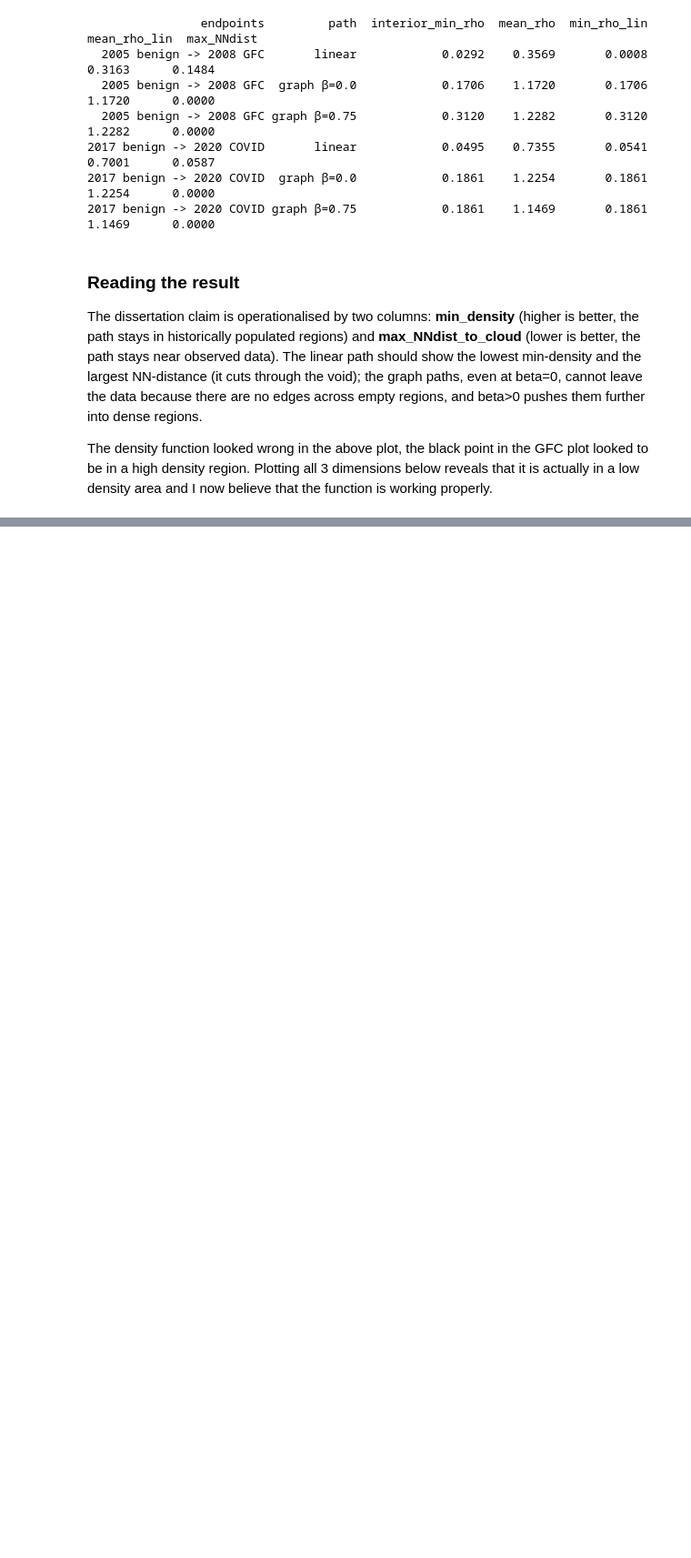
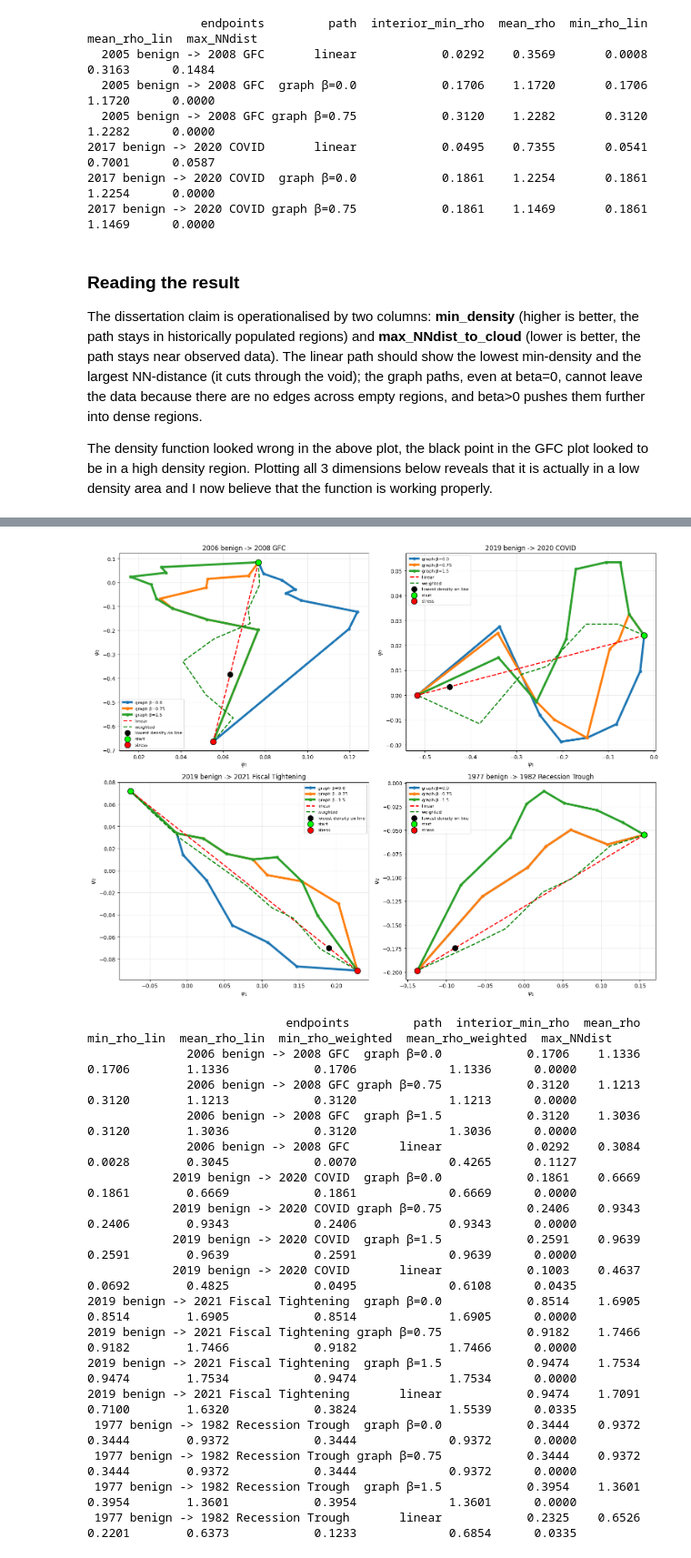
Before and after one commit to adamfowliee/JDKF_Starter, a Jupyter notebook: dissertation_brief/brief_phase3.ipynb, the cells around one changed output, grey strips where cells are left out. Shown at 91% size. Drawn from its saved outputs; the diff is of its cells as text; code cells hidden in the pictures; blank space fills up the shorter version.

```diff
--- a/dissertation_brief/brief_phase3.ipynb
+++ b/dissertation_brief/brief_phase3.ipynb
@@ -317,0 +423,66 @@ fig.show()
+# %%
+def weighted_latent_line(gamma, start_idx, end_idx, tau, m):
+    nn = NearestNeighbors(n_neighbors=m); nn.fit(Psi)
+    distances, indices = nn.kneighbors(gamma)
+    a = np.exp(-distances**2/tau) / np.sum(np.exp(-distances**2 / tau), axis=1, keepdims=True)
+    points = Psi[indices, :]; gamma_lnl = np.sum(a[:, :, None] * points, axis=1)
+    gamma_lnl[0], gamma_lnl[-1] = Psi[start_idx], Psi[end_idx]
+    return gamma_lnl
+
+betas = [0.0, 0.75, 1.5]; summary = []
+fig, axes = plt.subplots(2, 2, figsize=(15, 12))
+
+for ax, (name, (s, e)) in zip(axes.flatten(), pairs.items()):
+    #ax.scatter(Psi[:,0], Psi[:,1], c=V, s=15, cmap="viridis", alpha=.5)
+    path_lengths = []
+    for beta in betas:
+        p = graph_path(A_dist_sym, beta, V, s, e); P = Psi[p]; path_lengths.append(len(P))
+        ax.plot(P[:,0], P[:,1], marker="o", ms=5, label=f"graph β={beta}", linewidth=4)
+        imin, imean = interior_min_mean(p)
+        summary.append((name, f"graph β={beta}", imin, imean, imin, imean, imin, imean, nn_dist_to_cloud(P).max()))
+
+    n_grid = int(np.mean(path_lengths)); lin = np.linspace(Psi[s], Psi[e], n_grid)
+    ax.plot(lin[:,0], lin[:,1], "r--", lw=2, label="linear")
+
+    lin_weighted = weighted_latent_line(lin, s, e, med_Dsq, m=22)
+    ax.plot(lin_weighted[:,0], lin_weighted[:,1], "g--", lw=2, label="weighted")
+
+    lmin, lmean, llmin, llmean, lnn, nn_idx, lin_idx = lin_interior_min_mean(s, e, h_dens, scale, n=n_grid)
+
+    rho_weighted, _ = latent_density_at_points(lin_weighted, Psi, h_dens, scale)
+    lwmin = rho_weighted.min(); lwmean = rho_weighted.mean()
+
+    ax.scatter(*lin[lin_idx+1, :2], c="k", s=100, zorder=5, label="lowest density on line")
+    summary.append((name, "linear", lmin, lmean, llmin, llmean, lwmin, lwmean, lnn))
+
+    ax.scatter(*Psi[s,:2], c="lime", s=120, ec="k", zorder=5, label="start")
+    ax.scatter(*Psi[e,:2], c="red", s=120, ec="k", zorder=5, label="stress")
+
+    ax.set_title(name); ax.set_xlabel(r"$\psi_1$")
+    ax.set_ylabel(r"$\psi_2$"); ax.legend(fontsize=8)
+    ax.grid(alpha=.3)
+
+plt.tight_layout()
+plt.show()
+
+res = pd.DataFrame(summary, columns=["endpoints","path","interior_min_rho","mean_rho", "min_rho_lin", "mean_rho_lin", "min_rho_weighted", "mean_rho_weighted", "max_NNdist"])
+print(res.round(4).to_string(index=False))
+# %% [output]
+[figure, added]
+                            endpoints         path  interior_min_rho  mean_rho  min_rho_lin  mean_rho_lin  min_rho_weighted  mean_rho_weighted  max_NNdist
+              2006 benign -> 2008 GFC  graph β=0.0            0.1706    1.1336       0.1706        1.1336            0.1706             1.1336      0.0000
+              2006 benign -> 2008 GFC graph β=0.75            0.3120    1.1213       0.3120        1.1213            0.3120             1.1213      0.0000
+              2006 benign -> 2008 GFC  graph β=1.5            0.3120    1.3036       0.3120        1.3036            0.3120             1.3036      0.0000
+              2006 benign -> 2008 GFC       linear            0.0292    0.3084       0.0028        0.3045            0.0070             0.4265      0.1127
+            2019 benign -> 2020 COVID  graph β=0.0            0.1861    0.6669       0.1861        0.6669            0.1861             0.6669      0.0000
+            2019 benign -> 2020 COVID graph β=0.75            0.2406    0.9343       0.2406        0.9343            0.2406             0.9343      0.0000
+            2019 benign -> 2020 COVID  graph β=1.5            0.2591    0.9639       0.2591        0.9639            0.2591             0.9639      0.0000
+            2019 benign -> 2020 COVID       linear            0.1003    0.4637       0.0692        0.4825            0.0495             0.6108      0.0435
+2019 benign -> 2021 Fiscal Tightening  graph β=0.0            0.8514    1.6905       0.8514        1.6905            0.8514             1.6905      0.0000
+2019 benign -> 2021 Fiscal Tightening graph β=0.75            0.9182    1.7466       0.9182        1.7466            0.9182             1.7466      0.0000
+2019 benign -> 2021 Fiscal Tightening  graph β=1.5            0.9474    1.7534       0.9474        1.7534            0.9474             1.7534      0.0000
+2019 benign -> 2021 Fiscal Tightening       linear            0.9474    1.7091       0.7100        1.6320            0.3824             1.5539      0.0335
+ 1977 benign -> 1982 Recession Trough  graph β=0.0            0.3444    0.9372       0.3444        0.9372            0.3444             0.9372      0.0000
+ 1977 benign -> 1982 Recession Trough graph β=0.75            0.3444    0.9372       0.3444        0.9372            0.3444             0.9372      0.0000
+ 1977 benign -> 1982 Recession Trough  graph β=1.5            0.3954    1.3601       0.3954        1.3601            0.3954             1.3601      0.0000
+ 1977 benign -> 1982 Recession Trough       linear            0.2325    0.6526       0.2201        0.6373            0.1233             0.6854      0.0335
```
Also changed, not shown: parts of 8 cells of this notebook, 5 other files.
